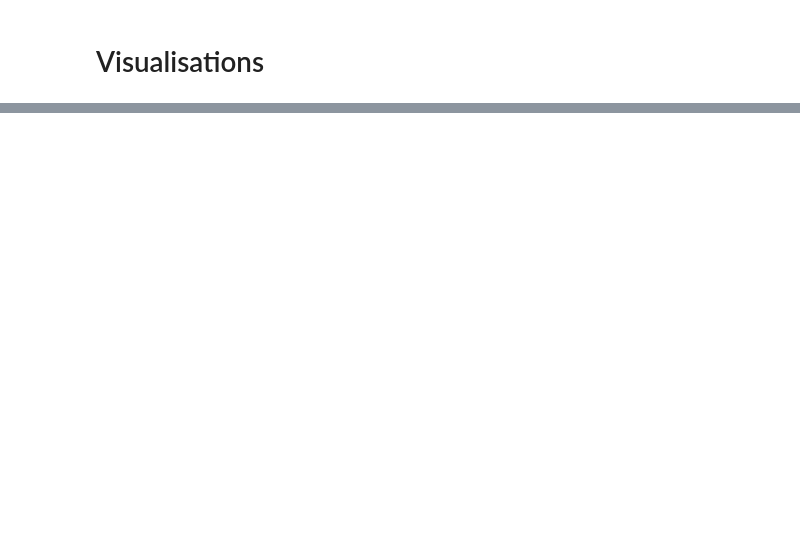
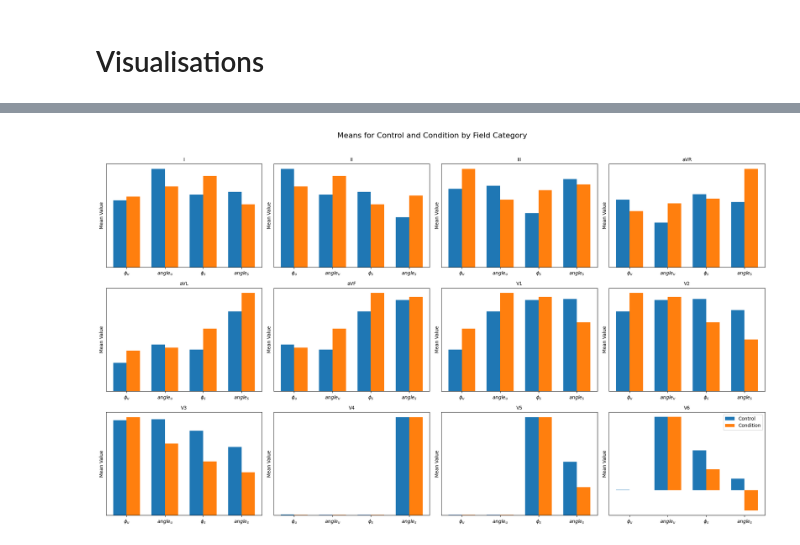
Before and after one commit to spb-59/DMD-project, a Jupyter notebook: viusal2.ipynb, the cells around one changed output, grey strips where cells are left out. Saved outputs shown, nothing was run; the diff lists cells and outputs as text; code cells hidden in the pictures; blank space fills up the shorter version.

```diff
--- a/viusal2.ipynb
+++ b/viusal2.ipynb
@@ -63,0 +76,56 @@ plot_fields(P_s_fields, 'P_s Fields')
+# %%
+import matplotlib.pyplot as plt
+import numpy as np
+
+
+# Define field categories
+M_u_fields = [f for f in control.columns if f.strip().startswith('M_u')]
+P_u_fields = [f for f in control.columns if f.strip().startswith('P_u')]
+M_s_fields = [f for f in control.columns if f.strip().startswith('M_s')]
+P_s_fields = [f for f in control.columns if f.strip().startswith('P_s')]
+
+# Combine fields for means calculation
+fields = M_u_fields + P_u_fields + M_s_fields + P_s_fields
+names=['I', 'II', 'III', 'aVR', 'aVL', 'aVF', 'V1', 'V2', 'V3', 'V4', 'V5', 'V6']
+
+# Calculate means for Control and Condition
+control_means = [control[field].mean() for field in fields]
+condition_means = [condtion[field].mean() for field in fields]
+
+# Set up the subplots (3 rows and 4 columns for 12 plots)
+fig, axes = plt.subplots(3, 4, figsize=(20, 12))
+
+axes = axes.flatten()  # Flatten to easily access axes
+
+# Define bar width and colors
+bar_width = 0.35
+colors = ['#1f77b4', '#ff7f0e']  # Blue for Control, Orange for Condition
+
+# Create plots for each field
+for i, ax in enumerate(axes):
+    # Set the positions for Control and Condition
+    x = np.arange(4)  # Four groups for each field (M_u, P_u, M_s, P_s)
+
+    # Determine which field we are plotting
+    if i < len(fields):  # Ensure we don't go out of bounds
+        control_data = control_means[i:i + 4]  # Control means for the current field
+        condition_data = condition_means[i:i + 4]  # Condition means for the current field
+
+        # Plot bars
+        ax.bar(x - bar_width/2, control_data, bar_width, label='Control', color=colors[0])
+        ax.bar(x + bar_width/2, condition_data, bar_width, label='Condition', color=colors[1])
+
+        # Set titles and labels
+        ax.set_title(names[i], fontsize=10)  # Title for the specific field
+        ax.set_xticks(x)
+        ax.set_xticklabels(['$ϕ_u$', '$angle_u$', '$ϕ_s$', '$angle_s$'])  # Change this to the relevant labels
+        ax.set_ylabel('Mean Value')
+        ax.set_yticks([])  # Remove y-axis labels
+
+# Adding overall title and legend
+plt.suptitle('Means for Control and Condition by Field Category', fontsize=16)
+plt.tight_layout(rect=[0, 0, 1, 0.96])  # Adjust layout to fit title
+plt.legend(loc='upper right')
+plt.show()
+# %% [output]
+[figure, added]
```
Also changed, not shown: parts of 2 cells of this notebook, 10 other files.
